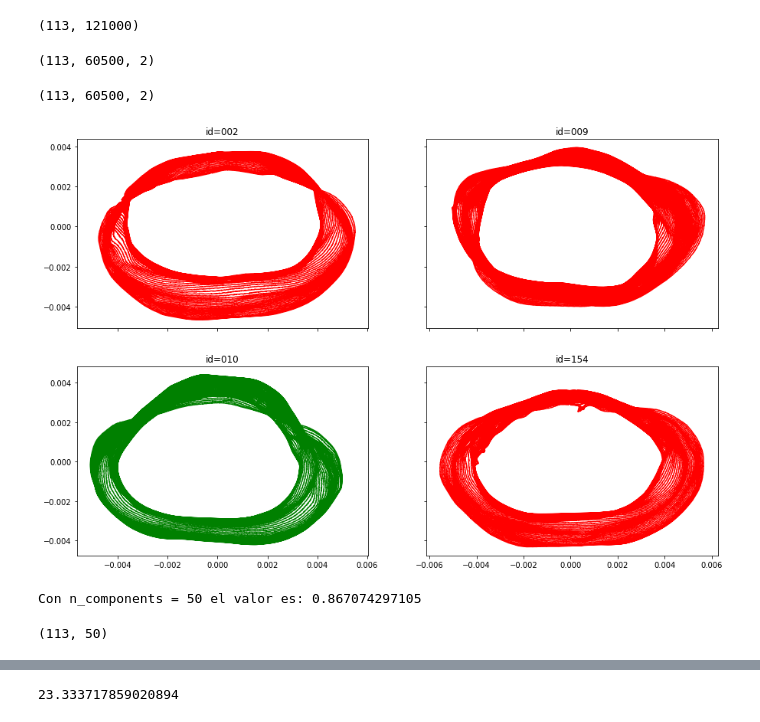
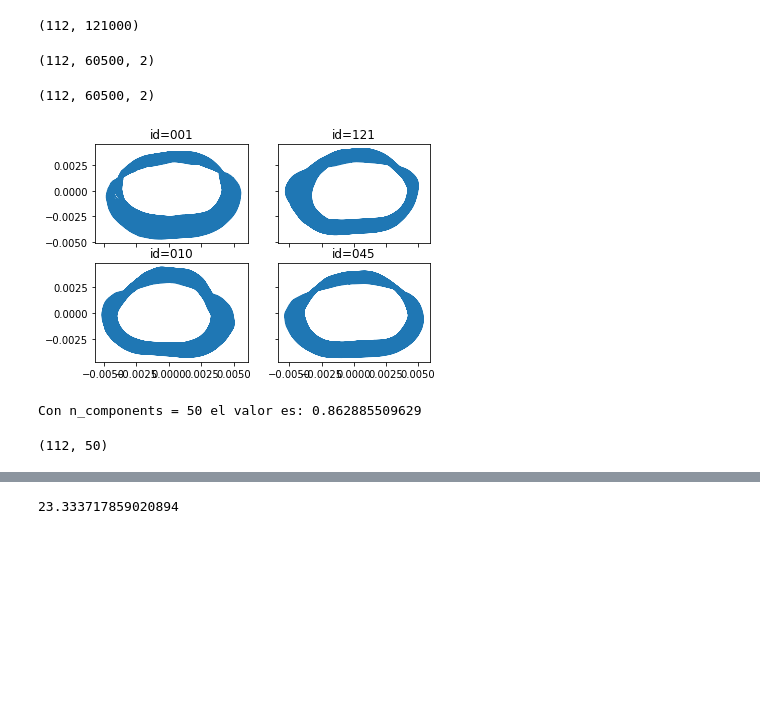
Before and after one commit to pablo1n7/pymesh-torsos-landmarks, a Jupyter notebook: pca_torsos-3-procrustes.ipynb, the cells around one changed output, grey strips where cells are left out. Saved outputs shown, nothing was run; the diff lists cells and outputs as text; code cells hidden in the pictures; blank space fills up the shorter version.

```diff
--- a/pca_torsos-3-procrustes.ipynb
+++ b/pca_torsos-3-procrustes.ipynb
@@ -30,14 +32,17 @@ fs_mesh = np.array(sorted(glob("./out/torsos_smooth/*.ply")))
 #     print "------------------------------"
 # %%
 fetas =[]
+ids = []
 for mesh_f in fs_mesh[:]:
+    print mesh_f
+    if mesh_f == "./out/torsos_smooth/model_mesh_067.ply" or mesh_f == "./out/torsos_smooth/model_mesh_062.ply" or mesh_f == "./out/torsos_smooth/model_mesh_076.ply" or mesh_f == "./out/torsos_smooth/model_mesh_108.ply" or  mesh_f == "./out/torsos_smooth/model_mesh_149.ply":
+        print("omitido")
+        continue
     fetas_i = [str(i)+"-feta-"+mesh_f.split("/")[-1]+".ply" for i in range(0,50)]
     #mesh_torso = pymesh.load_mesh(mesh_f)
     medidas = []
-    print mesh_f
-    if mesh_f == "./out/torsos_smooth/model_mesh_062.ply" or mesh_f == "./out/torsos_smooth/model_mesh_076.ply" or mesh_f == "./out/torsos_smooth/model_mesh_108.ply" or  mesh_f == "./out/torsos_smooth/model_mesh_149.ply":
-        print("omitido")
-        continue
+    ids.append(re.findall(r'\d+',mesh_f)[0])
+
     for f in fetas_i:
         mesh = pymesh.load_mesh("./out/fetas_reales/"+f)
         #print "./out/fetas_reales/"+f
@@ -138,13 +143,13 @@ fetas_outl = np.array(indi_values)
 # %%
 fetas_outl.shape
 # %% [output]
-(113, 121000)
+(112, 121000)
 # %%
-p = fetas_outl.reshape(113,fetas_outl.shape[1]/2,2)
+p = fetas_outl.reshape(112,fetas_outl.shape[1]/2,2)
 # %%
 p.shape
 # %% [output]
-(113, 60500, 2)
+(112, 60500, 2)
 # %%
 from scipy.spatial import procrustes
 # %%
@@ -158,7 +163,7 @@ for p1 in p:
 # %%
 np.shape(procrusteados)
 # %% [output]
-(113, 60500, 2)
+(112, 60500, 2)
 # %%
 p = procrusteados[6]
 # %%
@@ -167,28 +172,28 @@ from mpl_toolkits.mplot3d import Axes3D
 # %%
 import matplotlib.patches as mpatches
 
 f, ((ax1, ax2), (ax3, ax4)) = plt.subplots(2, 2, sharex='col', sharey='row')
-ax1.plot(procrusteados[0][:,0],procrusteados[0][:,1],"-",c=colors[0])
+ax1.plot(procrusteados[0][:,0],procrusteados[0][:,1],"-")
 ax1.set_title("id="+ids[0])
-ax2.plot(procrusteados[5][:,0],procrusteados[5][:,1],"-",c=colors[5])
-ax2.set_title("id="+ids[5])
-ax3.plot(procrusteados[6][:,0],procrusteados[6][:,1],"-",c=colors[6])
+ax2.plot(procrusteados[88][:,0],procrusteados[88][:,1],"-")
+ax2.set_title("id="+ids[88])
+ax3.plot(procrusteados[6][:,0],procrusteados[6][:,1],"-")
 ax3.set_title("id="+ids[6])
-ax4.plot(procrusteados[-1][:,0],procrusteados[-1][:,1],"-",c=colors[7])
-ax4.set_title("id="+ids[-1])
+ax4.plot(procrusteados[32][:,0],procrusteados[32][:,1],"-")
+ax4.set_title("id="+ids[32])
 
 # ax1.plot(x, y)
 # ax1.set_title('Sharing x per column, y per row')
 # ax2.scatter(x, y)
 # ax3.scatter(x, 2 * y ** 2 - 1, color='r')
 # ax4.plot(x, 2 * y ** 2 - 1, color='r')
 
 #plt.plot(procrusteados[0][:,0],procrusteados[0][:,1],"-")
 #plt.plot(procrusteados[5][:,0],procrusteados[5][:,1],"-")
 #plt.plot(procrusteados[6][:,0],procrusteados[6][:,1],"-")
 plt.show()
 # %% [output]
-[figure, old version]
+[figure, new version]
 # %%
 fetas_outl = np.array(procrusteados)
 # %%
@@ -200,9 +205,9 @@ pca = decomposition.PCA(n_components=50,svd_solver='full')
 pca.fit(fetas_outl)
 print "Con n_components = {} el valor es: {} ".format(50,pca.explained_variance_ratio_.sum())
 # %% [output]
-Con n_components = 50 el valor es: 0.867074297105
+Con n_components = 50 el valor es: 0.862885509629
 # %%
 x_out = pca.transform(fetas_outl)
 x_out.shape
 # %% [output]
-(113, 50)
+(112, 50)
```
Also changed, not shown: parts of 55 cells of this notebook, 9 other files.
